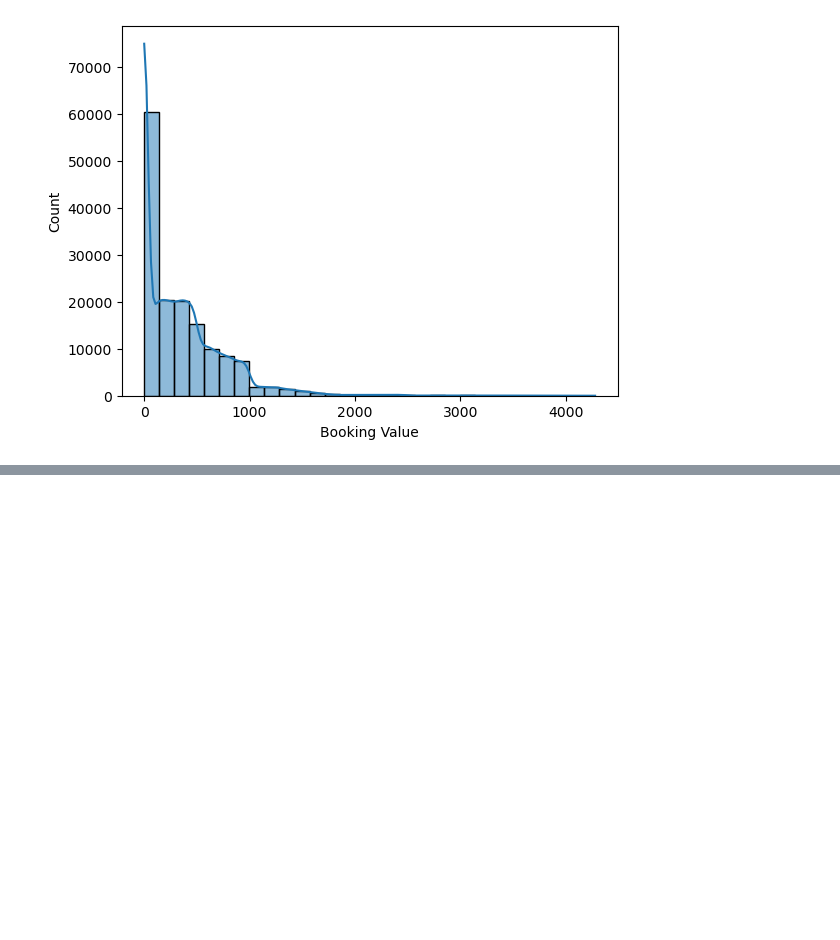
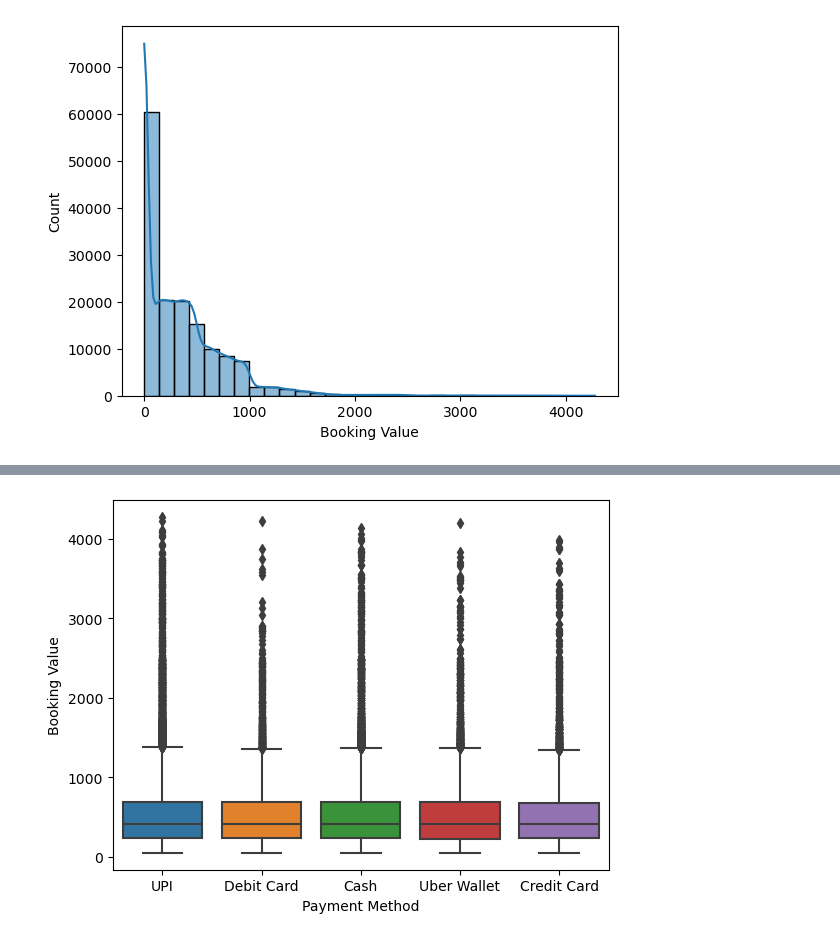
Before and after one commit to Lenmbugua/Analytics-Practice-Datasets, a Jupyter notebook: NRC Uber Analysis.ipynb, the cells around one changed output, grey strips where cells are left out. Cells and saved outputs as stored; diff of their text form; code cells hidden in the pictures; blank space fills up the shorter version.

```diff
--- a/NRC Uber Analysis.ipynb
+++ b/NRC Uber Analysis.ipynb
@@ -309 +308,6 @@ sns.boxplot(x="Vehicle Type", y="Ride Distance", data=df)
 [figure]
+# %%
+# 15. Booking value distribution by payment method
+sns.boxplot(x="Payment Method", y="Booking Value", data=df);
+# %% [output]
+[figure, added]
```
Also changed, not shown: parts of 3 cells of this notebook.
